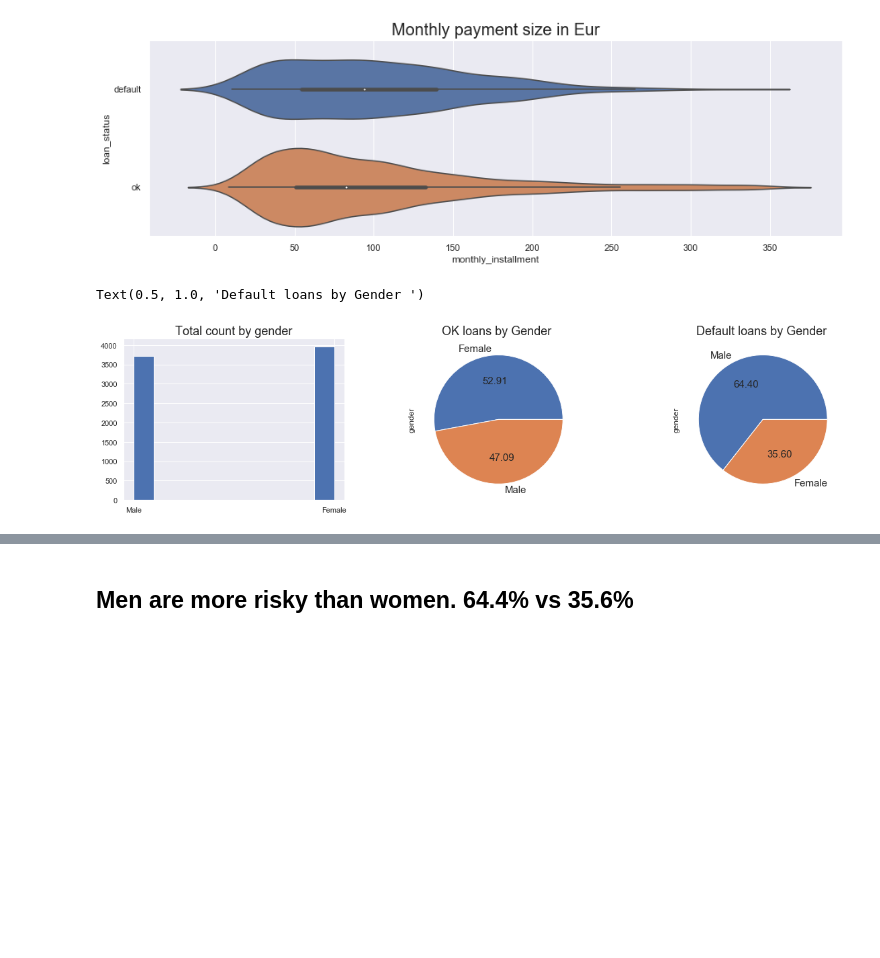
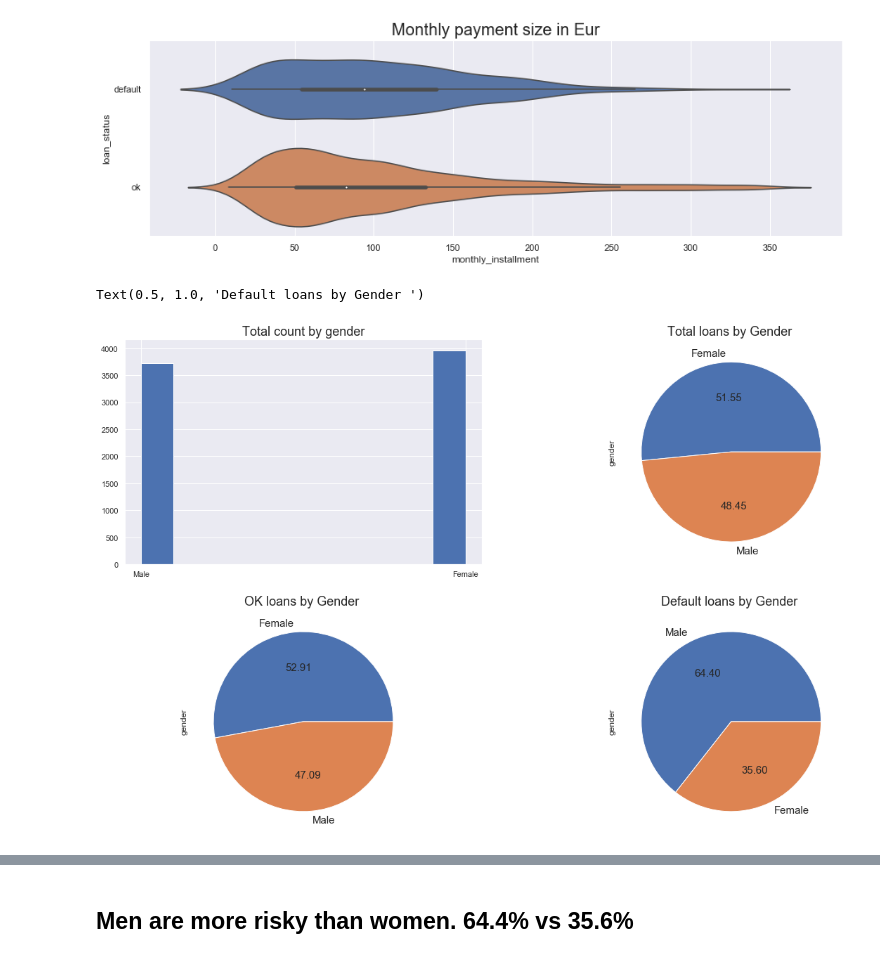
Before and after one commit to ValdemarQ/competitions, a Jupyter notebook: Finbee/C - Class project - Finbee - Predicting who will default on loans.ipynb, the cells around one changed output, grey strips where cells are left out. Drawn from its saved outputs; the diff is of its cells as text; code cells hidden in the pictures; blank space fills up the shorter version.

```diff
--- a/Finbee/C - Class project - Finbee - Predicting who will default on loans.ipynb
+++ b/Finbee/C - Class project - Finbee - Predicting who will default on loans.ipynb
@@ -301,13 +304,15 @@ ax.set_title('Monthly payment size in Eur', fontsize=20)
 Text(0.5, 1.0, 'Monthly payment size in Eur')
 [figure]
 # %%
-plt.figure(figsize=(20,15))
-plt.subplot(3,3,1)
+plt.figure(figsize=(20,20))
+plt.subplot(3,2,1)
 df.gender.hist().set_title("Total count by gender", fontsize=18)
-plt.subplot(3,3,2)
+plt.subplot(3,2,2)
+df['gender'].value_counts().plot.pie(autopct='%.2f', fontsize=15).set_title("Total loans by Gender ", fontsize=18 )
+plt.subplot(3,2,3)
 ok_df['gender'].value_counts().plot.pie(autopct='%.2f', fontsize=15).set_title("OK loans by Gender ", fontsize=18 )
-plt.subplot(3,3,3)
+plt.subplot(3,2,4)
 default_df['gender'].value_counts().plot.pie(autopct='%.2f', fontsize=15).set_title("Default loans by Gender ", fontsize=18 )
 # %% [output]
 Text(0.5, 1.0, 'Default loans by Gender ')
-[figure, old version]
+[figure, new version]
```
Also changed, not shown: parts of 19 cells of this notebook.
